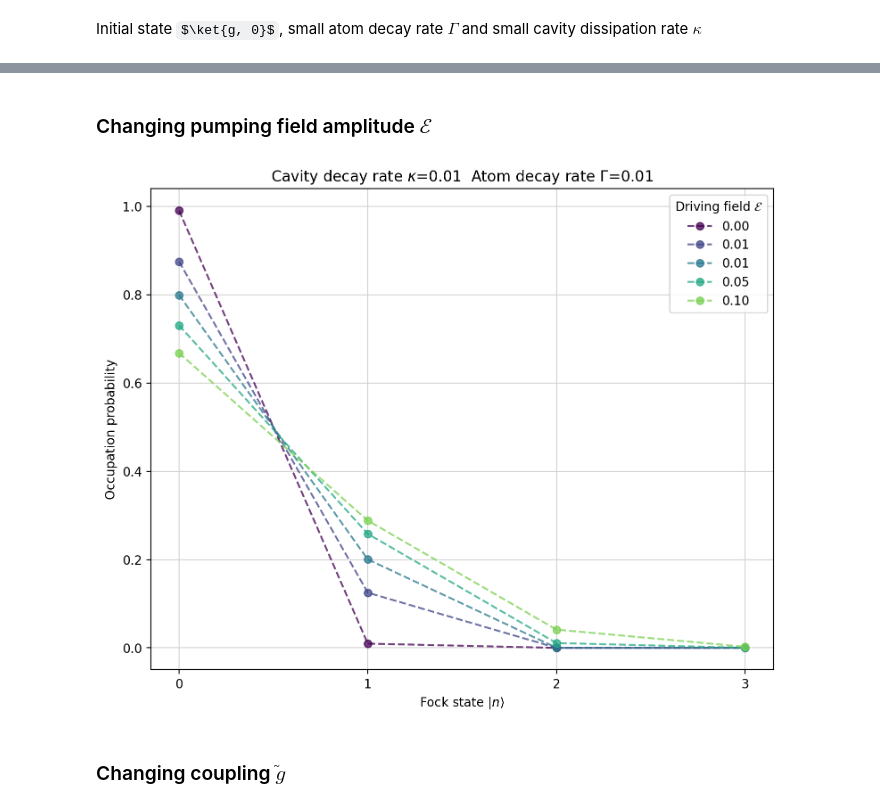
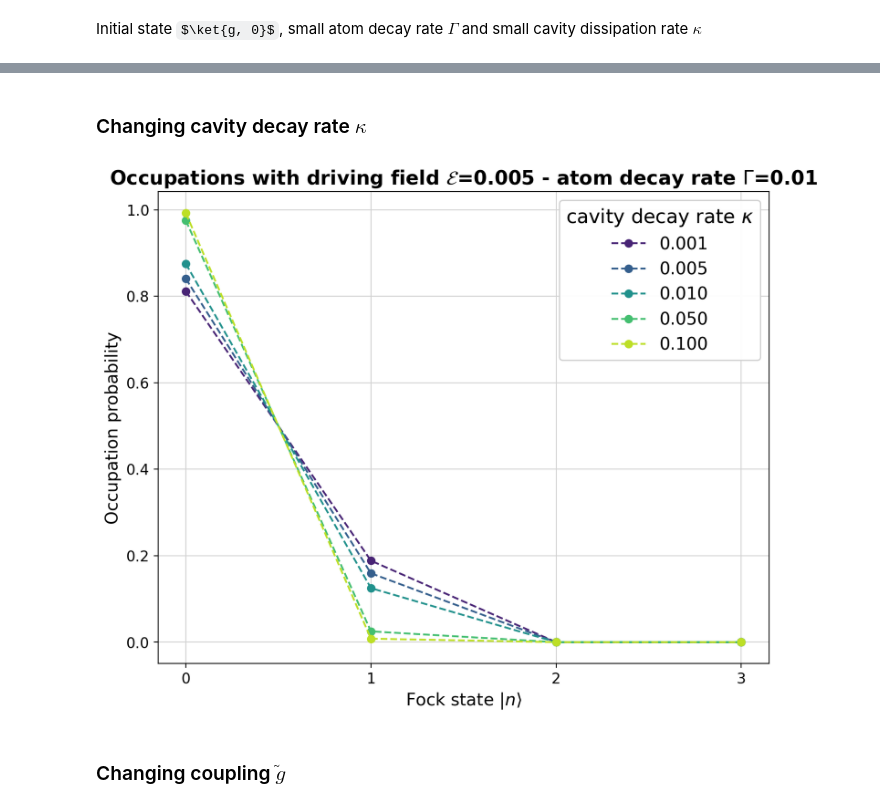
Before and after one commit to RaffaeleSabatini/QIAP_Project, a Jupyter notebook: main.ipynb, the cells around one changed output, grey strips where cells are left out. Cells and saved outputs as stored; diff of their text form; code cells hidden in the pictures; some formulas as TeX source.

```diff
--- a/main.ipynb
+++ b/main.ipynb
@@ -90,14 +82,20 @@ plt.show()
 # %% [markdown]
-### Changing pumping field amplitude $\mathcal{E}$
+### Changing cavity decay rate $\kappa$
 # %%
-E_L = [0.001, 0.005, 0.01, 0.05, 0.1]
+E = 0.005
+KAPPA_L = [0.001 * k for k in [1, 5, 10, 50, 100]]
 results = solve_JC_LME_parallelized(
-    psi0, omega_c-omega, omega_c-omega, g_til, E_L, [KAPPA], [GAMMA], N_ph, T0, Tf, Nt
+    psi0, omega_c-omega, omega_c-omega, g_til, [E], KAPPA_L, [GAMMA], N_ph, T0, Tf, Nt
 )
 # %%
-plot_occupations(results, 0, param_list)
+param_list = [
+    r"driving field $\mathcal{E}$",
+    r"cavity decay rate $\kappa$",
+    r"atom decay rate $\Gamma$"
+]
+plot_occupations(results, 1, param_list, prefix_title="Occupations with ")
 # %% [output]
-[figure, old version]
+[figure, new version]
 # %% [markdown]
 ### Changing coupling $\tilde{g}$
 # %%
```
Also changed, not shown: parts of 11 cells of this notebook, 2 other files.
